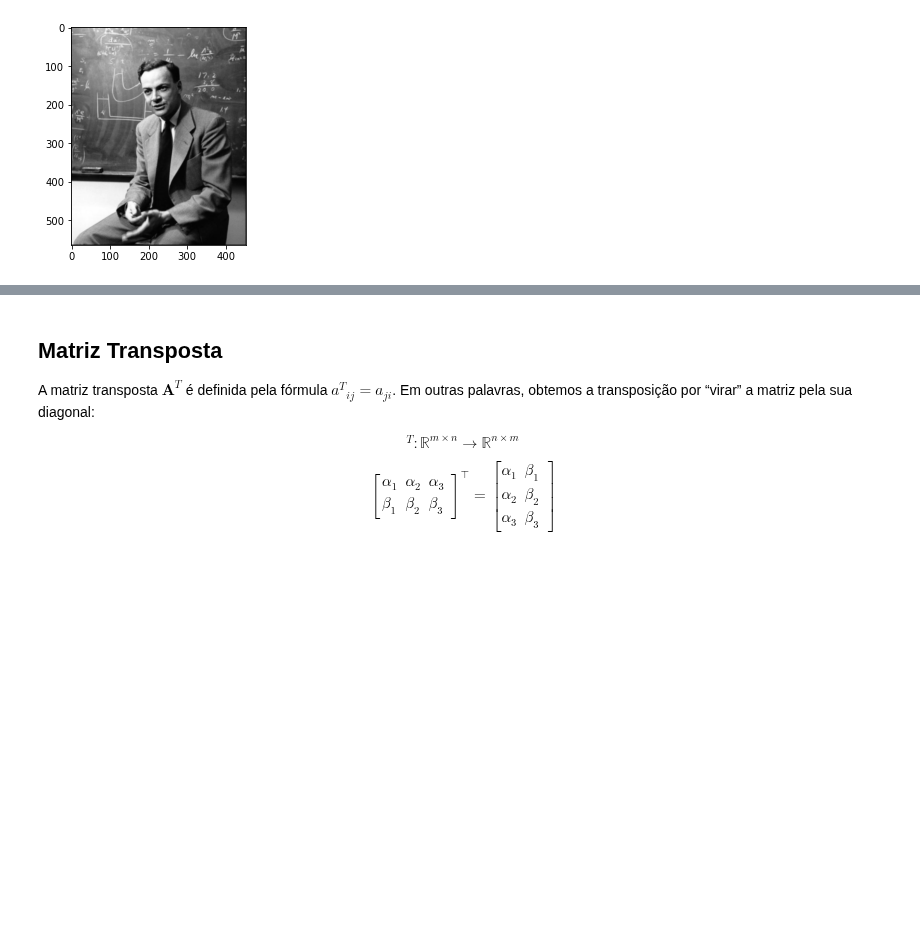
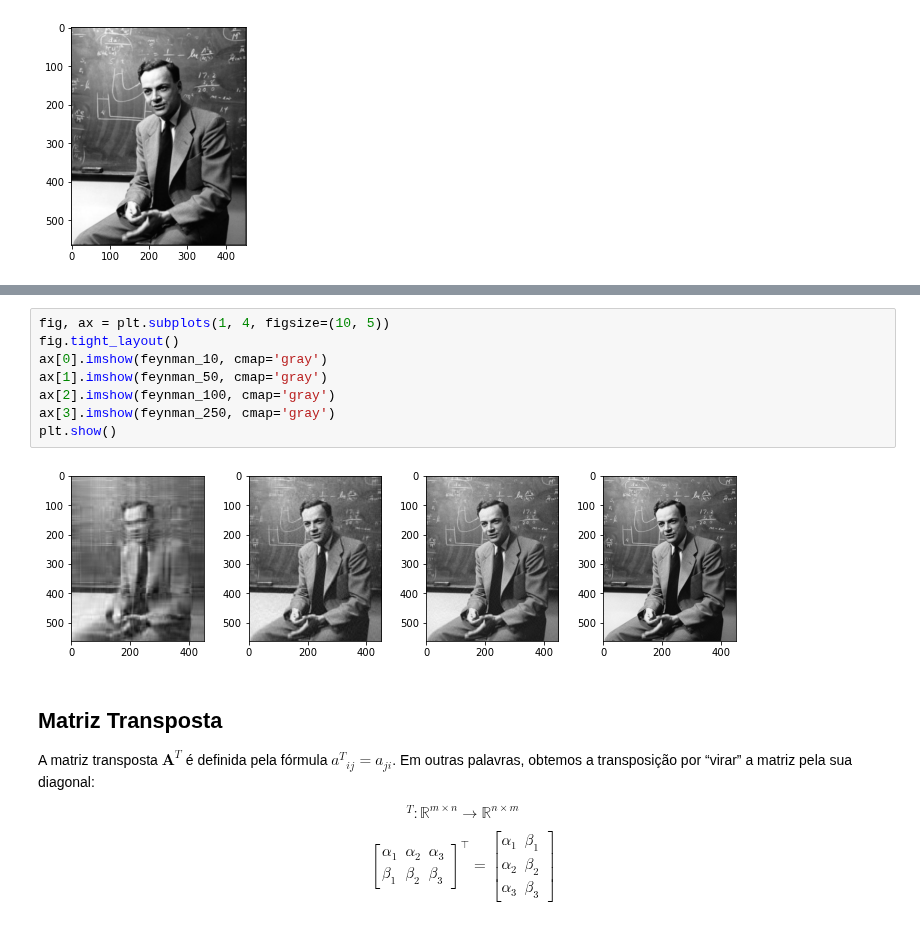
Before and after one commit to storopoli/ciencia-de-dados, a Jupyter notebook: notebooks/Aula_6_Numpy_Algebra_Linear.ipynb, the cells around one changed output, grey strips where cells are left out. Drawn from its saved outputs; the diff is of its cells as text; blank space fills up the shorter version.

```diff
--- a/notebooks/Aula_6_Numpy_Algebra_Linear.ipynb
+++ b/notebooks/Aula_6_Numpy_Algebra_Linear.ipynb
@@ -228,3 +354,13 @@ Todo dado estruturado é representado como matrizes no computador. Veja o caso d
+# %%
+fig, ax = plt.subplots(1, 4, figsize=(10, 5))
+fig.tight_layout()
+ax[0].imshow(feynman_10, cmap='gray')
+ax[1].imshow(feynman_50, cmap='gray')
+ax[2].imshow(feynman_100, cmap='gray')
+ax[3].imshow(feynman_250, cmap='gray')
+plt.show()
+# %% [output]
+[figure, added]
 # %% [markdown]
 ## Matriz Transposta
 
```
Also changed, not shown: parts of 27 cells of this notebook, 1 other file.
